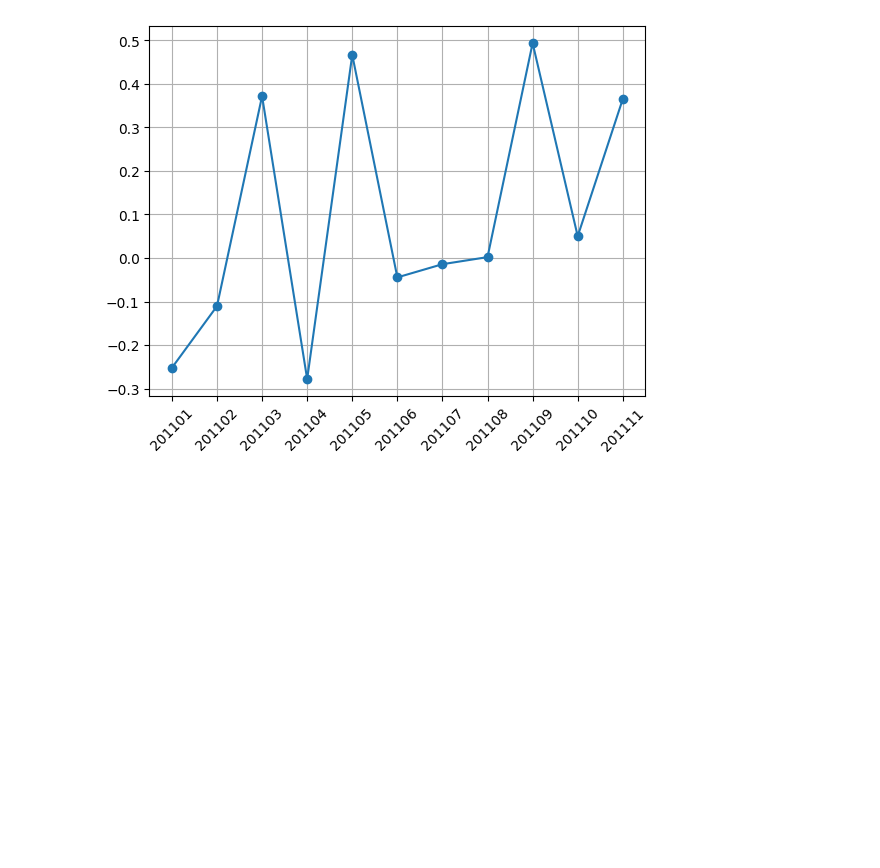
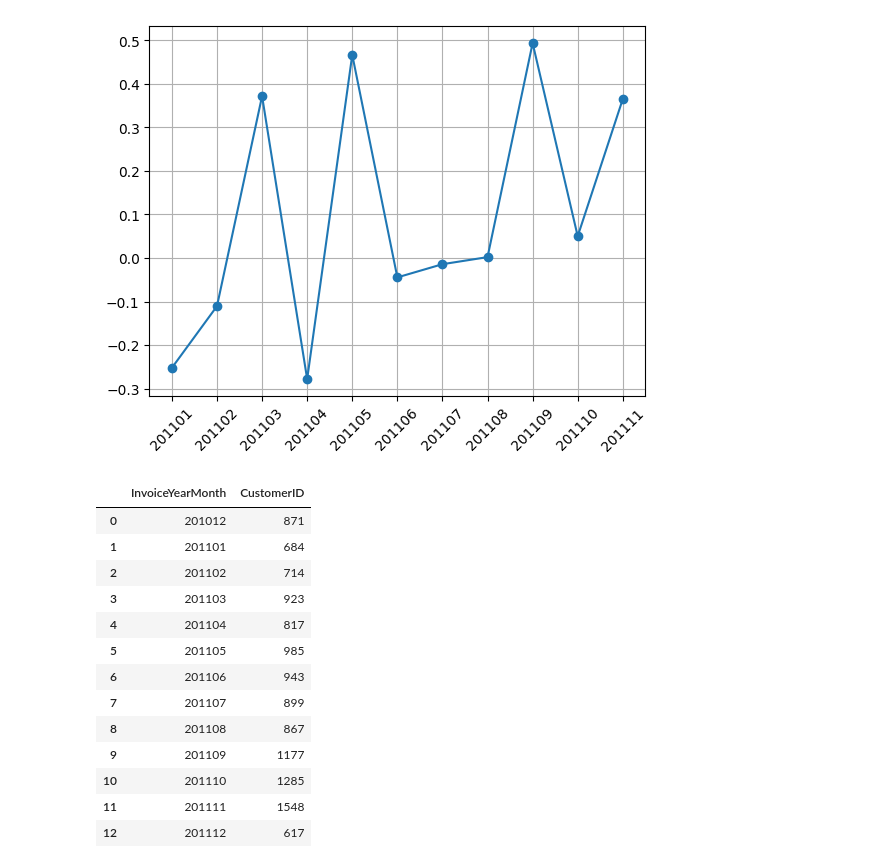
Before and after one commit to farhadspy/Machine-Learning, a Jupyter notebook: OnlineRetail.ipynb, the cells around one changed output. Saved outputs shown, nothing was run; the diff lists cells and outputs as text; code cells hidden in the pictures; blank space fills up the shorter version.

```diff
--- a/OnlineRetail.ipynb
+++ b/OnlineRetail.ipynb
@@ -72,3 +72,27 @@ plt.grid()
 plt.show()
 # %% [output]
 [figure]
+# %%
+#creating a new dataframe with UK customers only
+tx_uk = data.query("Country == 'United Kingdom'").reset_index(drop= True)
+
+#creating monthly active customers dataframe by counting unoque customer IDs
+tx_monthly_active = tx_uk.groupby('InvoiceYearMonth')['CustomerID'].nunique().reset_index()
+
+#print the dataframe
+tx_monthly_active
+# %% [output]
+|  | InvoiceYearMonth | CustomerID |
+| 0 | 201012 | 871 |
+| 1 | 201101 | 684 |
+| 2 | 201102 | 714 |
+| 3 | 201103 | 923 |
+| 4 | 201104 | 817 |
+| 5 | 201105 | 985 |
+| 6 | 201106 | 943 |
+| 7 | 201107 | 899 |
+| 8 | 201108 | 867 |
+| 9 | 201109 | 1177 |
+| 10 | 201110 | 1285 |
+| 11 | 201111 | 1548 |
+| 12 | 201112 | 617 |
```
Also changed, not shown: parts of 5 cells of this notebook.
